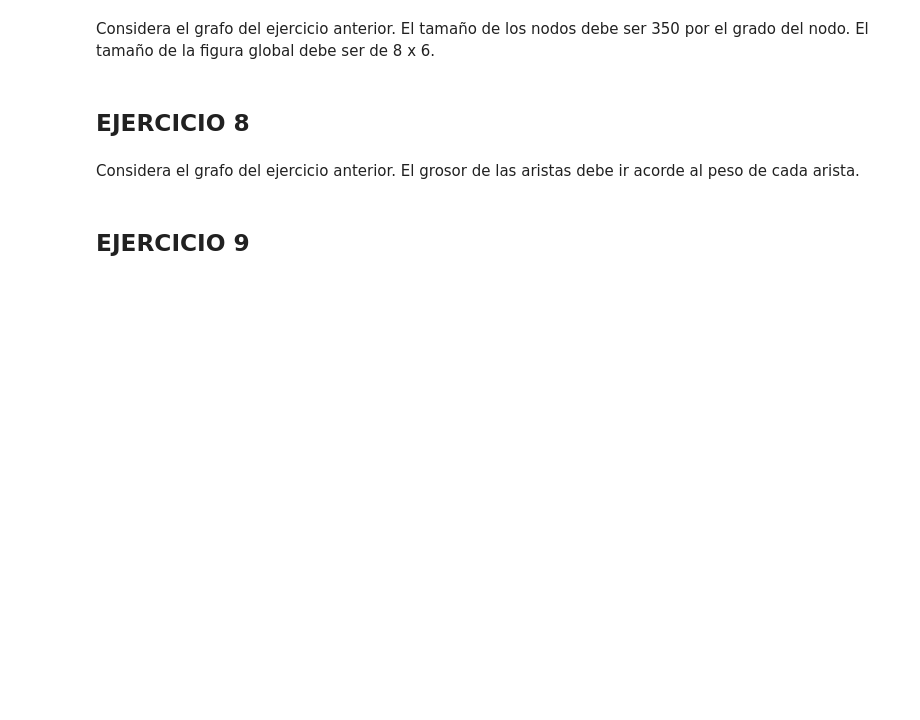
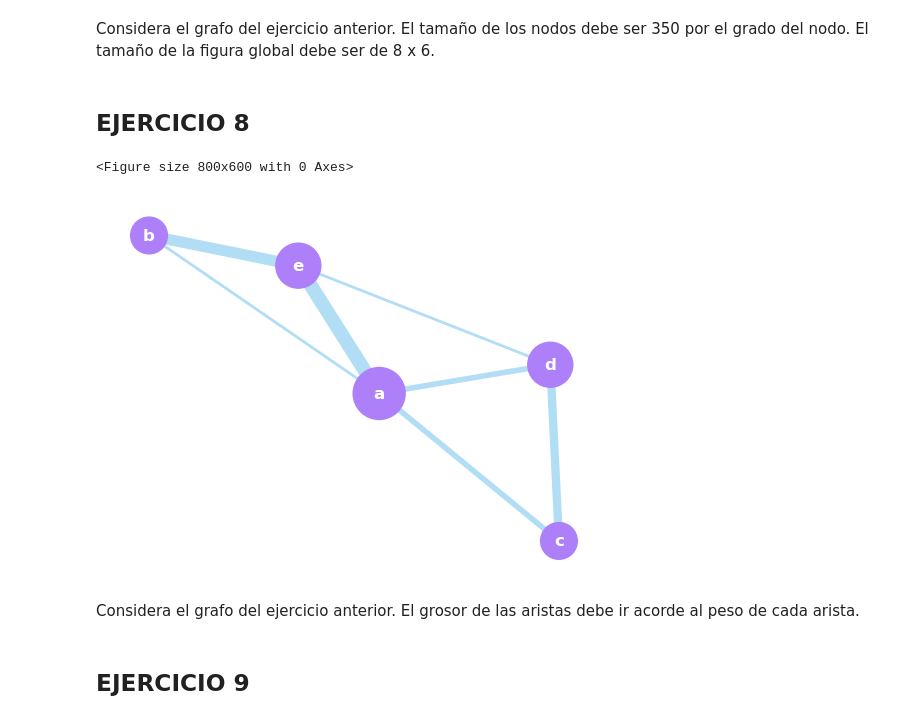
Before and after one commit to Mario-Lopez-Gonzalez/Python_clase, a Jupyter notebook: Cuadernos/Lista12 - Graficos.ipynb, the cells around one changed output. Cells and saved outputs as stored; diff of their text form; code cells hidden in the pictures; blank space fills up the shorter version.

```diff
--- a/Cuadernos/Lista12 - Graficos.ipynb
+++ b/Cuadernos/Lista12 - Graficos.ipynb
@@ -120,6 +155,20 @@ G.add_weighted_edges_from([("a", "b", 1), ("a", "c", 2), ("a", "d", 2), ("a", "e
 Considera el grafo del ejercicio anterior. El tamaño de los nodos debe ser 350 por el grado del nodo. El tamaño de la figura global debe ser de 8 x 6.
 # %% [markdown]
 ## EJERCICIO 8
+# %%
+import networkx as nx
+G = nx.Graph()
+G.add_nodes_from("abcde")
+G.add_weighted_edges_from([("a", "b", 1), ("a", "c", 2), ("a", "d", 2), ("a", "e", 5), ("b", "e", 4), ("c", "d", 3), ("d", "e", 1)])
+plt.figure(figsize=(8, 6))
+fig, ax = plt.subplots()
+node_size = [350 * G.degree(n) for n in G.nodes()] # Por cada nodo en nodos saca el grado y multiplicalo por 350 y metelo en una lista para node_size
+edge_size = [2 * G[u][v]['weight'] for u, v in G.edges()] # Por cada conexion entre nodos (u,v) sacamos su weight con (u,v)["weight"] y lo multiplicamos por 2 y lo metemos en una lista para width
+nx.draw(G, ax=ax, node_color = "#ad80fa", edge_color = "#b1ddf5", font_color = "white", font_weight = "bold", with_labels = True, node_size = node_size, width = edge_size)
+plt.show()
+# %% [output]
+<Figure size 800x600 with 0 Axes>
+[figure, added]
 # %% [markdown]
 Considera el grafo del ejercicio anterior. El grosor de las aristas debe ir acorde al peso de cada arista.
 # %% [markdown]
```
Also changed, not shown: parts of 5 cells of this notebook.
